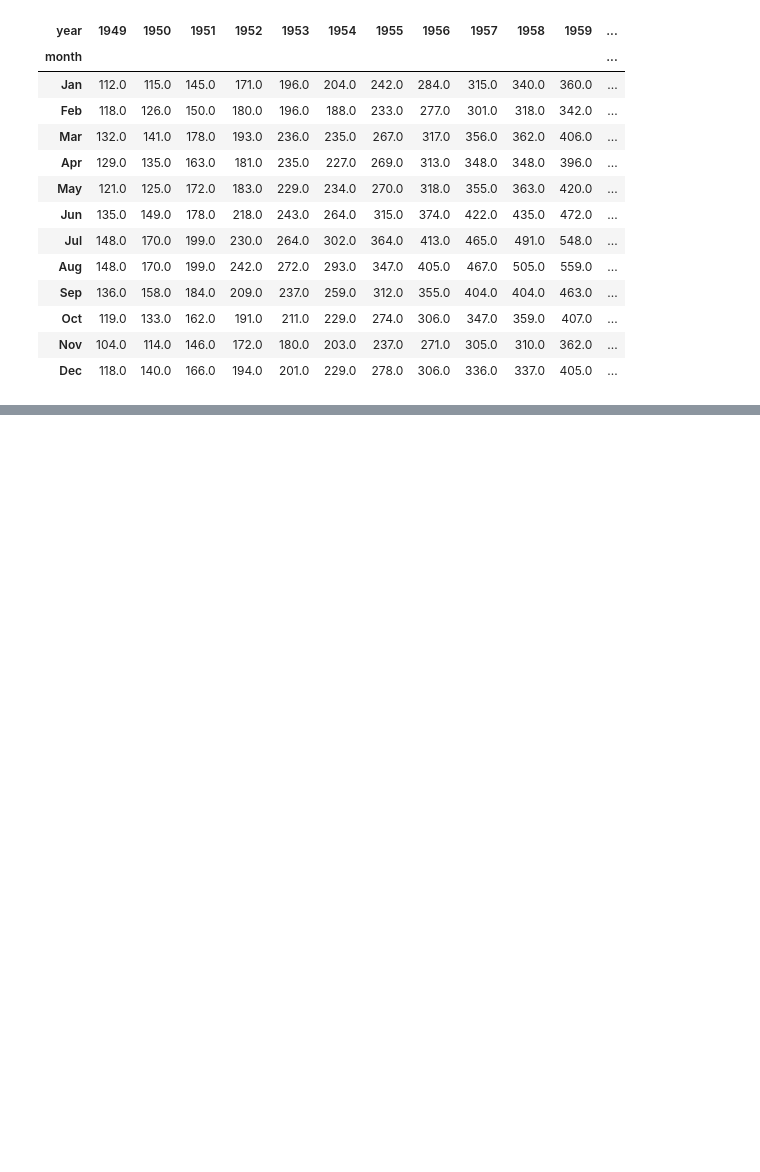
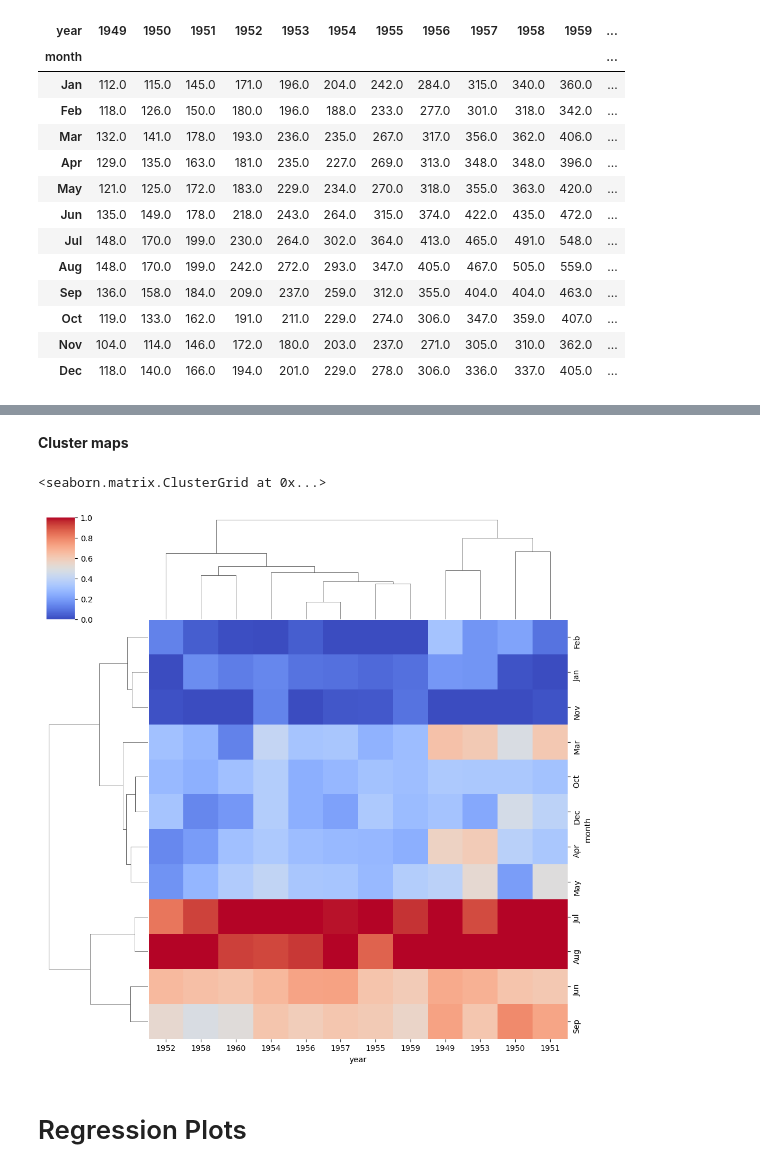
Before and after one commit to Martinxmaina/Data-science, a Jupyter notebook: seaborn.ipynb, the cells around one changed output, grey strips where cells are left out. Drawn from its saved outputs; the diff is of its cells as text; code cells hidden in the pictures; blank space fills up the shorter version.

```diff
--- a/seaborn.ipynb
+++ b/seaborn.ipynb
@@ -192,0 +196,9 @@ flights.pivot_table(index="month", columns="year", values="passengers")
+# %% [markdown]
+**Cluster maps**
+# %%
+ sns.clustermap(flight_total, cmap="coolwarm", standard_scale=1)
+# %% [output]
+<seaborn.matrix.ClusterGrid at 0x...>
+[figure, added]
+# %% [markdown]
+# Regression Plots
```
Also changed, not shown: parts of 18 cells of this notebook.
